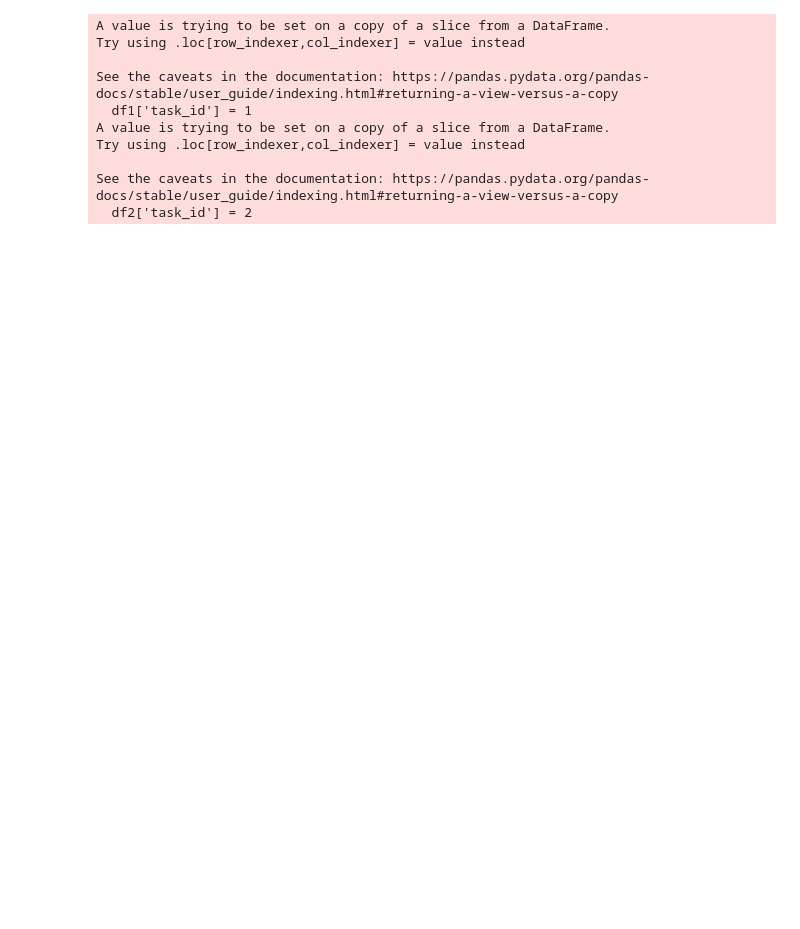
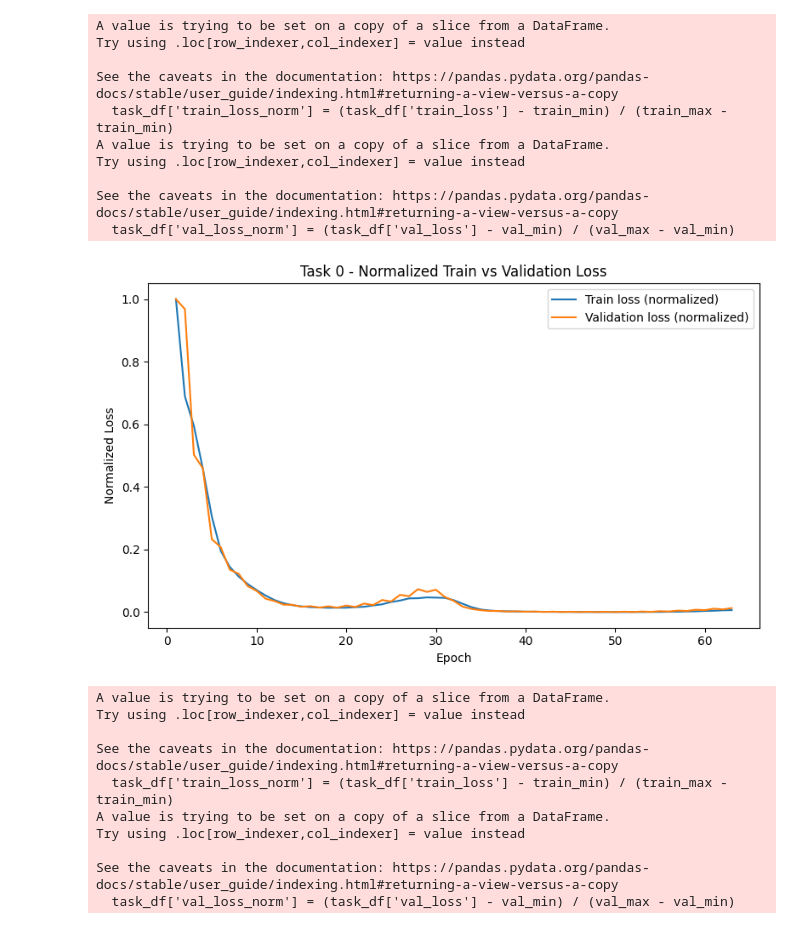
Before and after one commit to JanaJankovic/local-stlf, a Jupyter notebook: multi-task/evaluation.ipynb, the cells around one changed output. Saved outputs shown, nothing was run; the diff lists cells and outputs as text; code cells hidden in the pictures; blank space fills up the shorter version.

Commit message:
add: code for multi-task learning

```diff
--- a/multi-task/evaluation.ipynb
+++ b/multi-task/evaluation.ipynb
@@ -7,19 +7,56 @@ size = df.shape[0] //2
 df1 = df[:size]
 df2 = df[size:]
 
-df1['task_id'] = 1
-df2['task_id'] = 2
 
 df1.to_csv('data/df1.csv')
 df2.to_csv('data/df2.csv')
-# %% [output]
-A value is trying to be set on a copy of a slice from a DataFrame.
-Try using .loc[row_indexer,col_indexer] = value instead
-
-See the caveats in the documentation: https://pandas.pydata.org/pandas-docs/stable/user_guide/indexing.html#returning-a-view-versus-a-copy
-  df1['task_id'] = 1
-A value is trying to be set on a copy of a slice from a DataFrame.
-Try using .loc[row_indexer,col_indexer] = value instead
-
-See the caveats in the documentation: https://pandas.pydata.org/pandas-docs/stable/user_guide/indexing.html#returning-a-view-versus-a-copy
-  df2['task_id'] = 2
+# %%
+import pandas as pd
+import matplotlib.pyplot as plt
+
+# Load CSV
+df = pd.read_csv('logs/loss_log.csv')
+
+# Loop over unique task_ids
+for task_id in df['task_id'].unique():
+    task_df = df[df['task_id'] == task_id]
+
+    # Min-max normalize train and val loss
+    train_min, train_max = task_df['train_loss'].min(), task_df['train_loss'].max()
+    val_min, val_max = task_df['val_loss'].min(), task_df['val_loss'].max()
+
+    task_df['train_loss_norm'] = (task_df['train_loss'] - train_min) / (train_max - train_min)
+    task_df['val_loss_norm'] = (task_df['val_loss'] - val_min) / (val_max - val_min)
+
+    # Plot
+    plt.figure(figsize=(8, 5))
+    plt.plot(task_df['epoch'], task_df['train_loss_norm'], label="Train loss (normalized)")
+    plt.plot(task_df['epoch'], task_df['val_loss_norm'], label="Validation loss (normalized)")
+    plt.title(f"Task {task_id} - Normalized Train vs Validation Loss")
+    plt.xlabel("Epoch")
+    plt.ylabel("Normalized Loss")
+    plt.legend()
+    plt.tight_layout()
+    plt.show()
+# %% [output]
+A value is trying to be set on a copy of a slice from a DataFrame.
+Try using .loc[row_indexer,col_indexer] = value instead
+
+See the caveats in the documentation: https://pandas.pydata.org/pandas-docs/stable/user_guide/indexing.html#returning-a-view-versus-a-copy
+  task_df['train_loss_norm'] = (task_df['train_loss'] - train_min) / (train_max - train_min)
+A value is trying to be set on a copy of a slice from a DataFrame.
+Try using .loc[row_indexer,col_indexer] = value instead
+
+See the caveats in the documentation: https://pandas.pydata.org/pandas-docs/stable/user_guide/indexing.html#returning-a-view-versus-a-copy
+  task_df['val_loss_norm'] = (task_df['val_loss'] - val_min) / (val_max - val_min)
+[figure, added]
+A value is trying to be set on a copy of a slice from a DataFrame.
+Try using .loc[row_indexer,col_indexer] = value instead
+
+See the caveats in the documentation: https://pandas.pydata.org/pandas-docs/stable/user_guide/indexing.html#returning-a-view-versus-a-copy
+  task_df['train_loss_norm'] = (task_df['train_loss'] - train_min) / (train_max - train_min)
+A value is trying to be set on a copy of a slice from a DataFrame.
+Try using .loc[row_indexer,col_indexer] = value instead
+
+See the caveats in the documentation: https://pandas.pydata.org/pandas-docs/stable/user_guide/indexing.html#returning-a-view-versus-a-copy
+  task_df['val_loss_norm'] = (task_df['val_loss'] - val_min) / (val_max - val_min)
```
Also changed, not shown: parts of 1 cell of this notebook, 8 other files.
